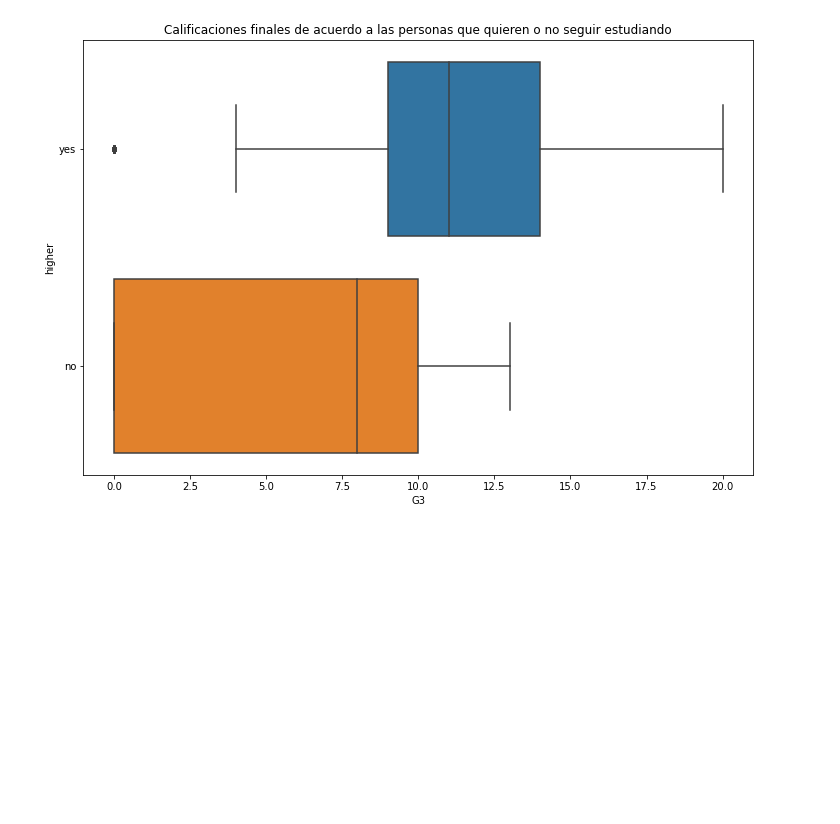
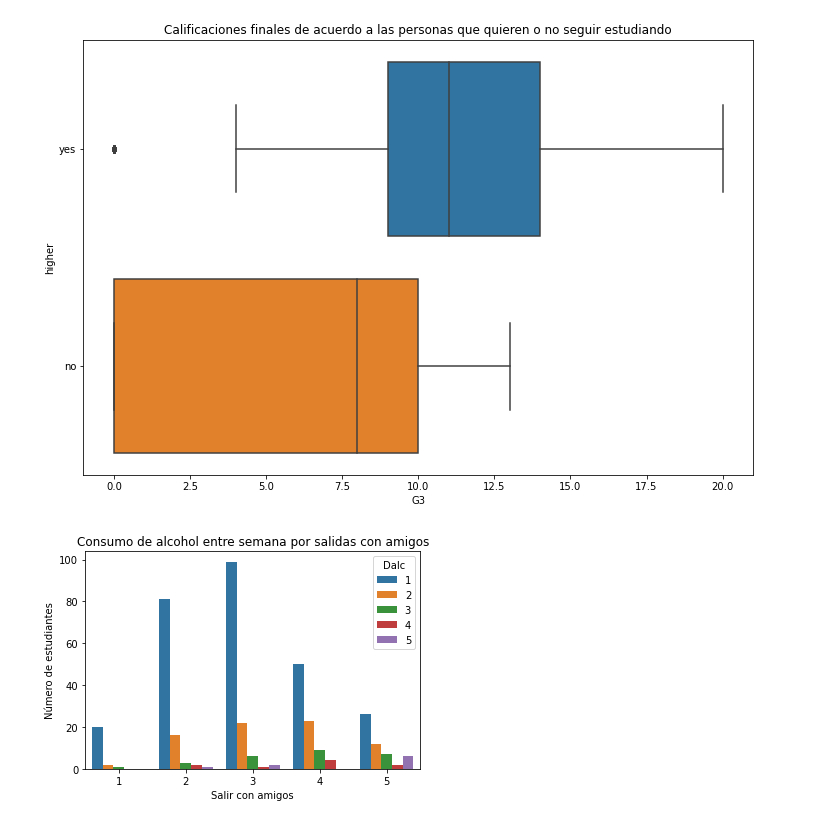
Before and after one commit to ArrigoCoen/Curso_Ciencia_de_Datos, a Jupyter notebook: M2/2_3 y 2_4 - MultipleLinearRegression-LASSO.ipynb, the cells around one changed output. Drawn from its saved outputs; the diff is of its cells as text; code cells hidden in the pictures; blank space fills up the shorter version.

```diff
--- a/M2/2_3 y 2_4 - MultipleLinearRegression-LASSO.ipynb
+++ b/M2/2_3 y 2_4 - MultipleLinearRegression-LASSO.ipynb
@@ -514,3 +519,13 @@ sns.boxplot(y="higher", x="G3", data = df , orient="h")
 # %% [output]
 <AxesSubplot:title={'center':'Calificaciones finales de acuerdo a las personas que quieren o no seguir estudiando'}, xlabel='G3', ylabel='higher'>
 [figure]
+# %%
+#weekend alcohol consumption (numeric: from 1 - very low to 5 - very high)
+#going out with friends (numeric: from 1 - very low to 5 - very high)
+sns.countplot(x='goout', hue='Dalc', data=df)
+plt.title('Consumo de alcohol entre semana por salidas con amigos')
+plt.xlabel('Salir con amigos')
+plt.ylabel('Número de estudiantes')
+plt.show()
+# %% [output]
+[figure, added]
```
Also changed, not shown: parts of 55 cells of this notebook.
